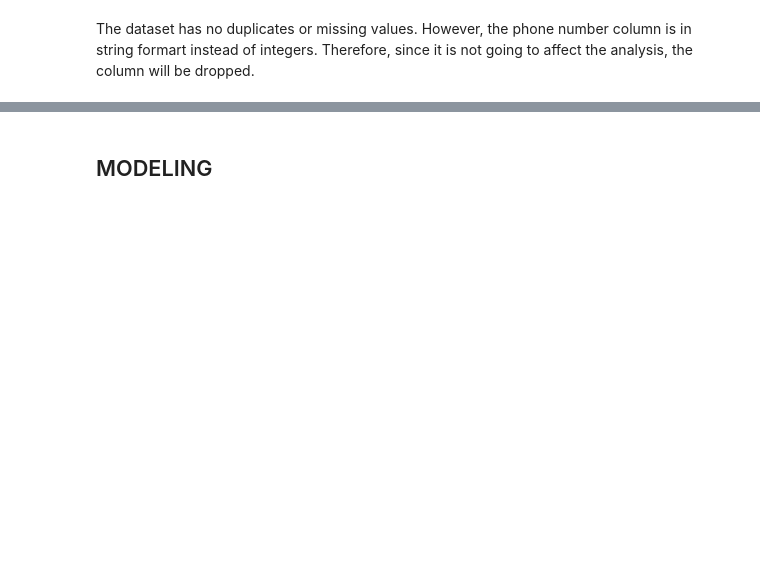
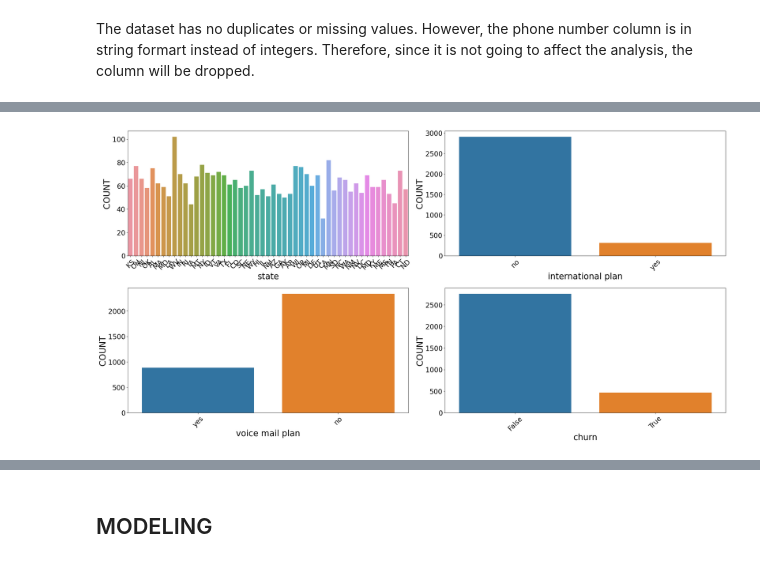
Before and after one commit to Victormawira/Phase-3-Project, a Jupyter notebook: index.ipynb, the cells around one changed output, grey strips where cells are left out. Saved outputs shown, nothing was run; the diff lists cells and outputs as text; code cells hidden in the pictures; blank space fills up the shorter version.

```diff
--- a/index.ipynb
+++ b/index.ipynb
@@ -150,0 +284,14 @@ The dataset has no duplicates or missing values. However, the phone number colum
+# %%
+# Categorical Data
+fig = plt.figure(figsize=(26,160))
+cat_vars = df.select_dtypes(['object','bool']).columns.tolist()
+for index, col in enumerate(cat_vars):
+    plt.subplot(25,2,index+1)
+    sns.countplot(x=col, data=df)
+    plt.ylabel('COUNT', size = 25)
+    plt.xlabel(col, fontsize = 25)
+    plt.xticks(size = 20, rotation = 45)
+    plt.yticks(size = 20)
+fig.tight_layout(pad=1.0)
+# %% [output]
+[figure, added]
```
Also changed, not shown: parts of 50 cells of this notebook.
